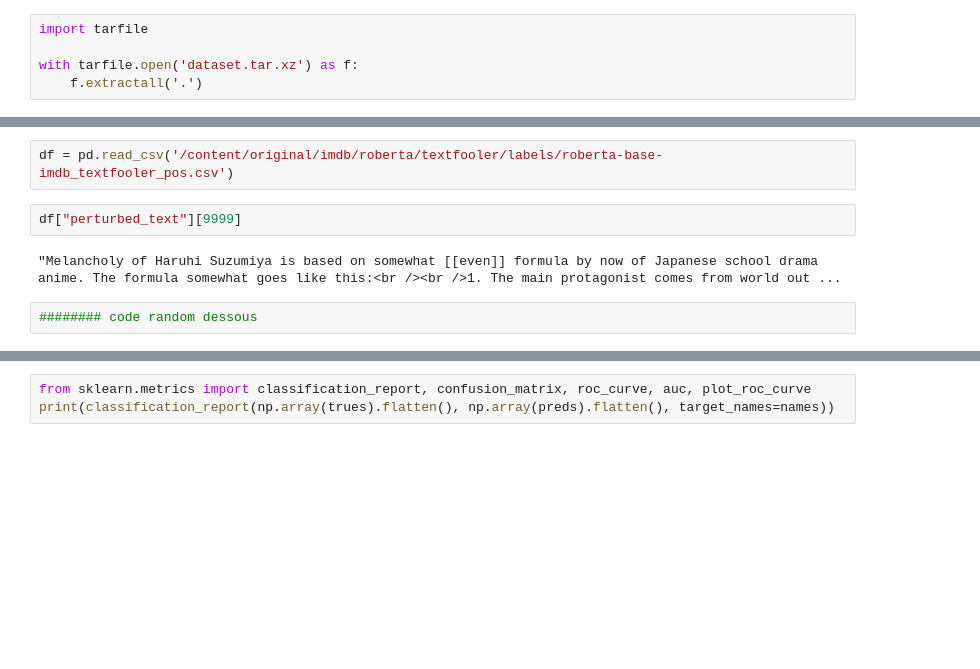
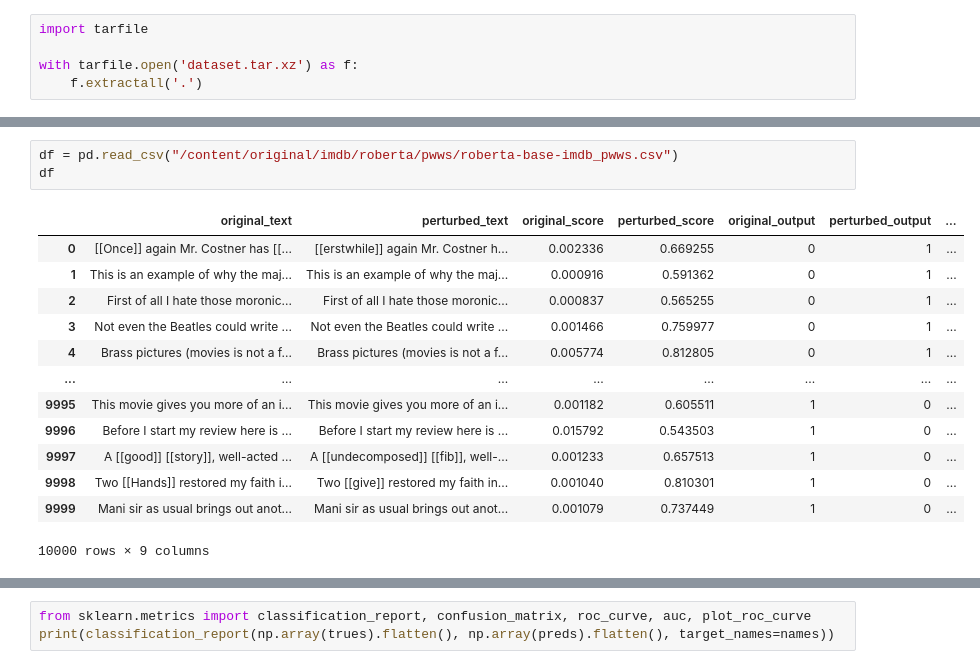
Before and after one commit to CyrilZzz/nlp_project, a Jupyter notebook: projet_nlp_3A.ipynb, the cells around one changed output, grey strips where cells are left out. Cells and saved outputs as stored; diff of their text form; blank space fills up the shorter version.

```diff
--- a/projet_nlp_3A.ipynb
+++ b/projet_nlp_3A.ipynb
@@ -56,8 +77,17 @@ Successfully installed huggingface-hub-0.13.2 tokenizers-0.13.2 transformers-4.2
 # %%
-df = pd.read_csv('/content/original/imdb/roberta/textfooler/labels/roberta-base-imdb_textfooler_pos.csv')
+df = pd.read_csv("/content/original/imdb/roberta/pwws/roberta-base-imdb_pwws.csv")
+df
+# %% [output]
+|  | original_text | perturbed_text | original_score | perturbed_score | original_output | perturbed_output | ... |
+| 0 | [[Once]] again Mr. Costner has [[... | [[erstwhile]] again Mr. Costner h... | 0.002336 | 0.669255 | 0 | 1 | ... |
+| 1 | This is an example of why the maj... | This is an example of why the maj... | 0.000916 | 0.591362 | 0 | 1 | ... |
+| 2 | First of all I hate those moronic... | First of all I hate those moronic... | 0.000837 | 0.565255 | 0 | 1 | ... |
+| 3 | Not even the Beatles could write ... | Not even the Beatles could write ... | 0.001466 | 0.759977 | 0 | 1 | ... |
+| 4 | Brass pictures (movies is not a f... | Brass pictures (movies is not a f... | 0.005774 | 0.812805 | 0 | 1 | ... |
+| ... | ... | ... | ... | ... | ... | ... | ... |
+| 9995 | This movie gives you more of an i... | This movie gives you more of an i... | 0.001182 | 0.605511 | 1 | 0 | ... |
+| 9996 | Before I start my review here is ... | Before I start my review here is ... | 0.015792 | 0.543503 | 1 | 0 | ... |
+| 9997 | A [[good]] [[story]], well-acted ... | A [[undecomposed]] [[fib]], well-... | 0.001233 | 0.657513 | 1 | 0 | ... |
+| 9998 | Two [[Hands]] restored my faith i... | Two [[give]] restored my faith in... | 0.001040 | 0.810301 | 1 | 0 | ... |
+| 9999 | Mani sir as usual brings out anot... | Mani sir as usual brings out anot... | 0.001079 | 0.737449 | 1 | 0 | ... |
+10000 rows × 9 columns
-# %%
-df["perturbed_text"][9999]
-# %% [output]
-"Melancholy of Haruhi Suzumiya is based on somewhat [[even]] formula by now of Japanese school drama anime. The formula somewhat goes like this:<br /><br />1. The main protagonist comes from world out ...
-# %%
-######## code random dessous
```
Also changed, not shown: parts of 31 cells of this notebook.
